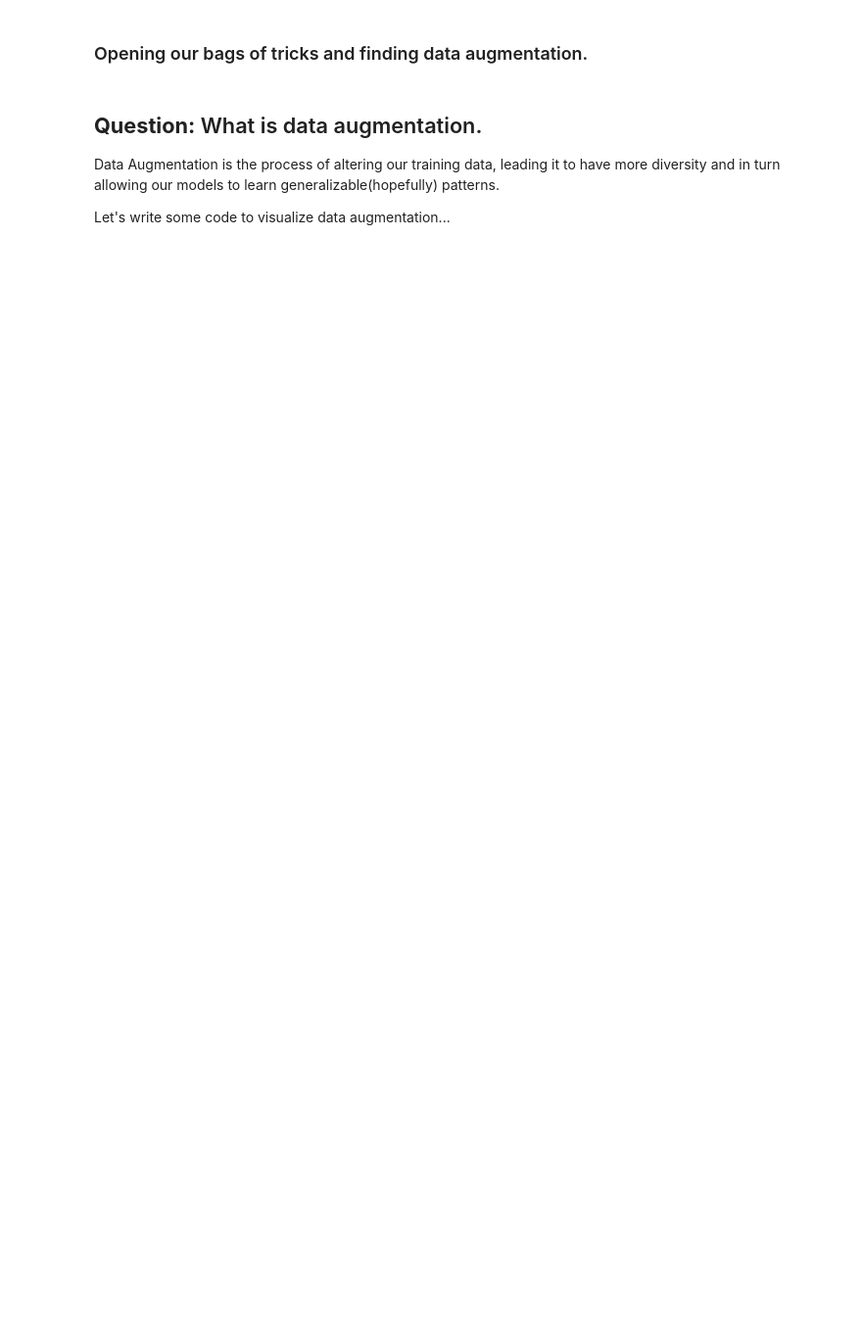
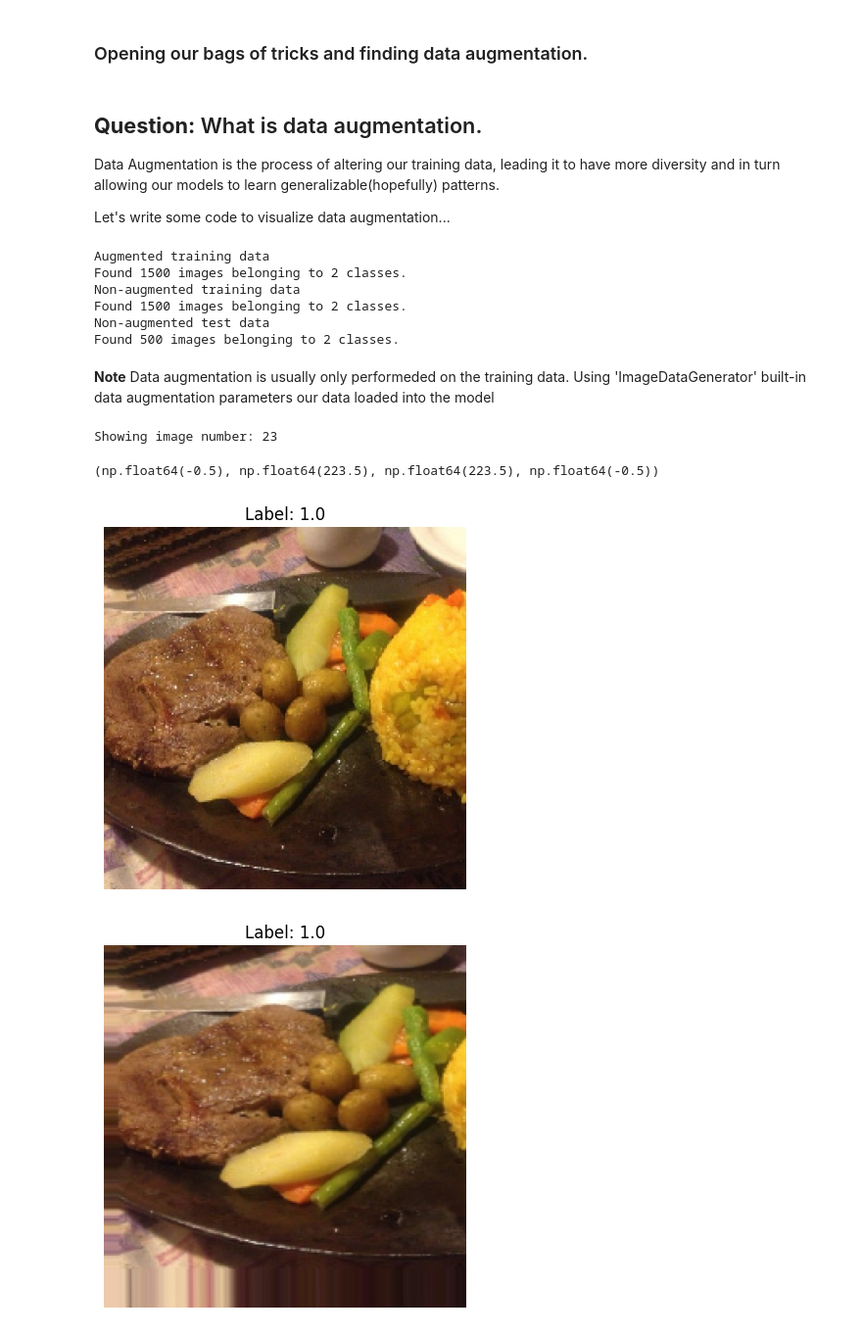
Before and after one commit to LivingstonTardzenyuy/Deep-Learning-with-TensorFlow, a Jupyter notebook: 03_introduction_to_computer_vision_with_tensorflow.ipynb, the cells around one changed output. Shown at 98% size. Drawn from its saved outputs; the diff is of its cells as text; code cells hidden in the pictures; blank space fills up the shorter version.

```diff
--- a/03_introduction_to_computer_vision_with_tensorflow.ipynb
+++ b/03_introduction_to_computer_vision_with_tensorflow.ipynb
@@ -687,3 +687,66 @@ test_datagen = ImageDataGenerator(rescale=1/255.)
 Data Augmentation is the process of altering our training data, leading it to have more diversity and in turn allowing our models to learn generalizable(hopefully) patterns.
 
 Let's write some code to visualize data augmentation...
+# %%
+# import data and augment it from training dir.
+
+print("Augmented training data")
+train_data_augmented = train_datagen_augmented.flow_from_directory(
+    train_dir,
+    target_size = (224, 224),
+    batch_size = 32,
+    class_mode = "binary",
+    seed = 42
+)
+
+
+# Create non-augmented train data batches.
+print("Non-augmented training data")
+train_data = train_datagen.flow_from_directory(
+    train_dir,
+    target_size = (224, 224),
+    batch_size = 32,
+    class_mode = "binary",
+    seed = 42
+)
+
+
+# Create non-augmented test data batches.
+print("Non-augmented test data")
+test_data = test_datagen.flow_from_directory(
+    test_dir,
+    target_size = (224, 224),
+    batch_size = 32,
+    class_mode = "binary",
+    seed = 42
+)
+# %% [output]
+Augmented training data
+Found 1500 images belonging to 2 classes.
+Non-augmented training data
+Found 1500 images belonging to 2 classes.
+Non-augmented test data
+Found 500 images belonging to 2 classes.
+# %% [markdown]
+**Note** Data augmentation is usually only performeded on the training data. Using 'ImageDataGenerator' built-in data augmentation parameters our data loaded into the model
+# %%
+# Let's visualize some augmented data.
+
+images, labels = train_data.__next__()
+augmented_images, augmented_labels = train_data_augmented.__next__()     # Labels aren't augmented only train images.
+# %%
+# import random
+random_number = random.randint(0, 32)
+print(f"Showing image number: {random_number}")
+plt.imshow(images[random_number])
+plt.title(f"Label: {labels[random_number]}")
+plt.axis("off")
+plt.figure()
+plt.imshow(augmented_images[random_number])
+plt.title(f"Label: {augmented_labels[random_number]}")
+plt.axis("off")
+# %% [output]
+Showing image number: 23
+(np.float64(-0.5), np.float64(223.5), np.float64(223.5), np.float64(-0.5))
+[figure, added]
+[figure, added]
```
Also changed, not shown: parts of 42 cells of this notebook.
